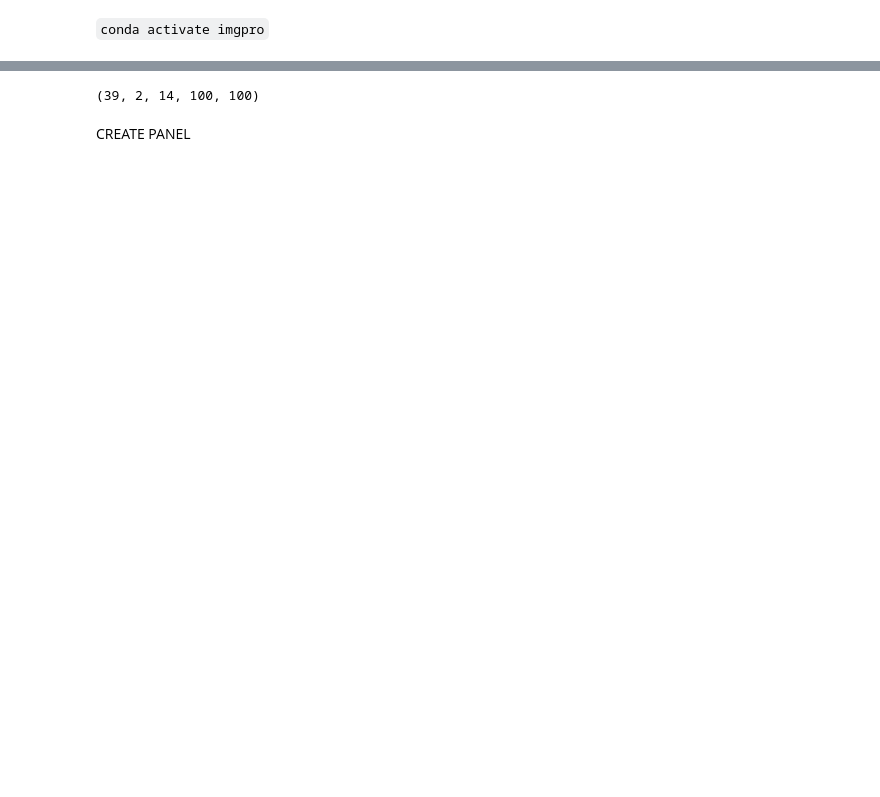
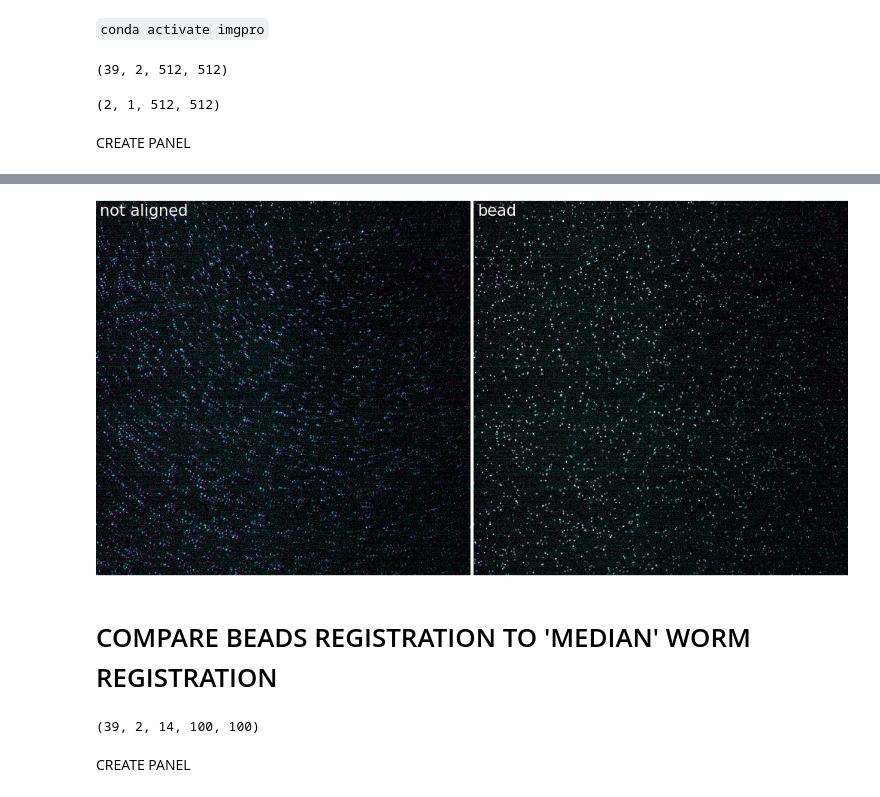
Before and after one commit to MunibH/g5ht-pipeline, a Jupyter notebook: reg_beads.ipynb, the cells around one changed output, grey strips where cells are left out. Saved outputs shown, nothing was run; the diff lists cells and outputs as text; code cells hidden in the pictures; blank space fills up the shorter version.

Commit message:
beads

```diff
--- a/reg_beads.ipynb
+++ b/reg_beads.ipynb
@@ -7,0 +45,39 @@
+# %%
+raw.shape
+# %% [output]
+(39, 2, 512, 512)
+# %%
+raw[21][:,None,:,:].shape
+# %% [output]
+(2, 1, 512, 512)
+# %% [markdown]
+CREATE PANEL
+# %%
+%matplotlib widget
+
+plt.close('all')
+
+mn = 0
+mx = 255
+# mx = 100
+fs = 5
+
+cmap_ref = 'magenta'
+cmap_mov_reg = 'cyan'
+
+anim1 = Microanim(
+    data=raw[21][:,None,:,:], cmaps=[cmap_ref, cmap_mov_reg], flip_map=False, fig_scaling=fs, dpi=300,
+    rescale_type='limits', limits=[mn,mx], label_text='not aligned')
+anim2 = Microanim(
+    data=bead[21][:,None,:,:], cmaps=[cmap_ref, cmap_mov_reg], flip_map=False, fig_scaling=fs, dpi=300,
+    rescale_type='limits', limits=[mn,mx], label_text='bead')
+
+plt.close('all')
+
+animpanel = Microanimpanel(rows=1, cols=2,)
+animpanel.add_element(pos=[0,0], microanim=anim1)
+animpanel.add_element(pos=[0,1], microanim=anim2)
+
+
+animpanel.ui
+# %% [output]
@@ -8,3 +85,6 @@
+[figure, added]
+# %% [markdown]
+# COMPARE BEADS REGISTRATION TO 'MEDIAN' WORM REGISTRATION
 # %%
 import os
 import glob
```
Also changed, not shown: parts of 45 cells of this notebook, 2 other files.
